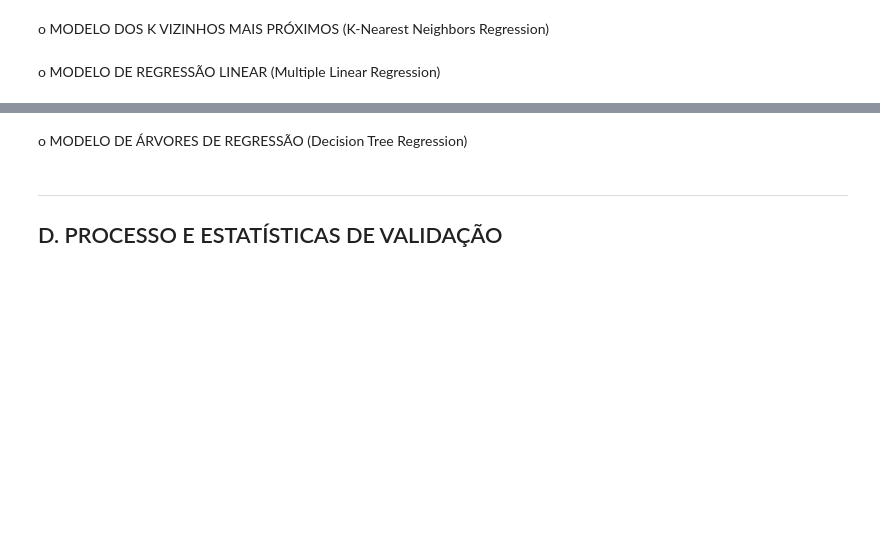
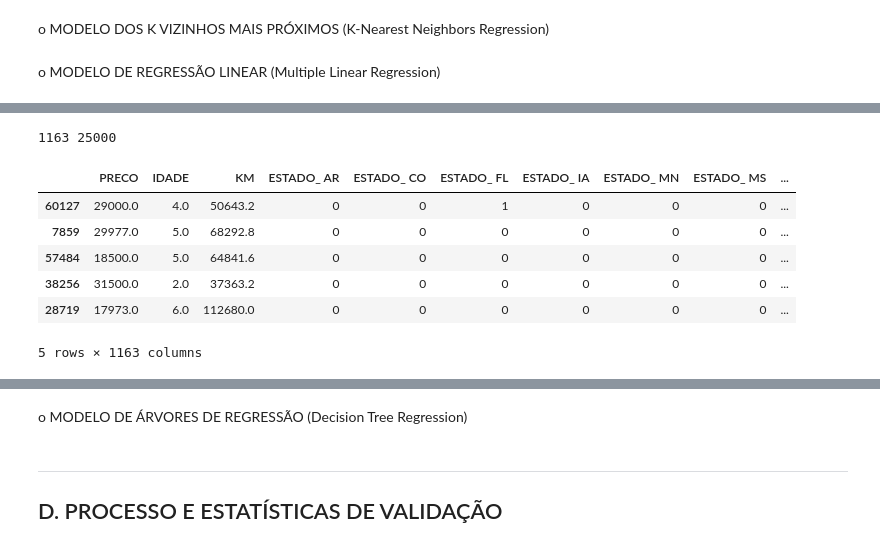
Before and after one commit to freddy-d/Projeto3DPdados, a Jupyter notebook: Projeto3 regressao.ipynb, the cells around one changed output, grey strips where cells are left out. Saved outputs shown, nothing was run; the diff lists cells and outputs as text; code cells hidden in the pictures; blank space fills up the shorter version.

```diff
--- a/Projeto3 regressao.ipynb
+++ b/Projeto3 regressao.ipynb
@@ -163,16 +237,23 @@ dataresultados.head(10)
 # %%
-df = final
 for i in range(5):
-    df.drop(columns = dataresultados.loc[(dataresultados["P>|t|"] > 0.10)].index)
-    x = df[np.delete(df.columns.values, 0)]
-    y = df[["PRECO"]]
+    maiores = []
+    for i in dataresultadosTest.loc[(dataresultadosTest["P>|t|"] > 0.10)].index.tolist():
+        maiores.append(i)
 
+    dfTest = dfTest.drop(columns = maiores)
+    x = dfTest[np.delete(dfTest.columns.values, 0)]
+    y = dfTest[["PRECO"]]
     results = regress(x,y)
-
-    dataresultados = pd.read_html(results[0].summary().tables[1].as_html(), header=0, index_col=0)[0]
-
-quanti = 0
-for i in dataresultados["P>|t|"]:
-    if i > 0.10:
-        quanti+=1
-print(quanti)
+    dataresultadosTest = pd.read_html(results[0].summary().tables[1].as_html(), header=0, index_col=0)[0]
+# %%
+print(len(dataresultadosTest), len(dfTest))
+dfTest.head()
+# %% [output]
+1163 25000
+|  | PRECO | IDADE | KM | ESTADO_ AR | ESTADO_ CO | ESTADO_ FL | ESTADO_ IA | ESTADO_ MN | ESTADO_ MS | ... |
+| 60127 | 29000.0 | 4.0 | 50643.2 | 0 | 0 | 1 | 0 | 0 | 0 | ... |
+| 7859 | 29977.0 | 5.0 | 68292.8 | 0 | 0 | 0 | 0 | 0 | 0 | ... |
+| 57484 | 18500.0 | 5.0 | 64841.6 | 0 | 0 | 0 | 0 | 0 | 0 | ... |
+| 38256 | 31500.0 | 2.0 | 37363.2 | 0 | 0 | 0 | 0 | 0 | 0 | ... |
+| 28719 | 17973.0 | 6.0 | 112680.0 | 0 | 0 | 0 | 0 | 0 | 0 | ... |
+5 rows × 1163 columns
```
Also changed, not shown: parts of 13 cells of this notebook, 1 other file.
